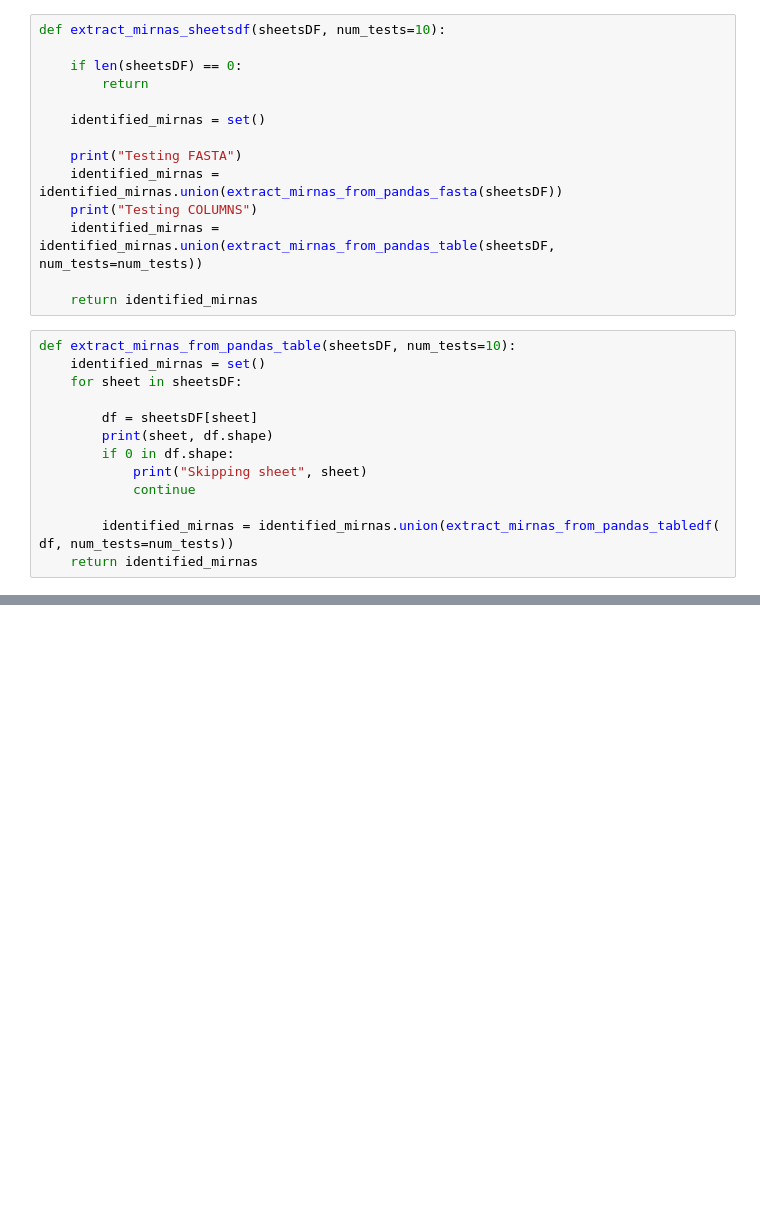
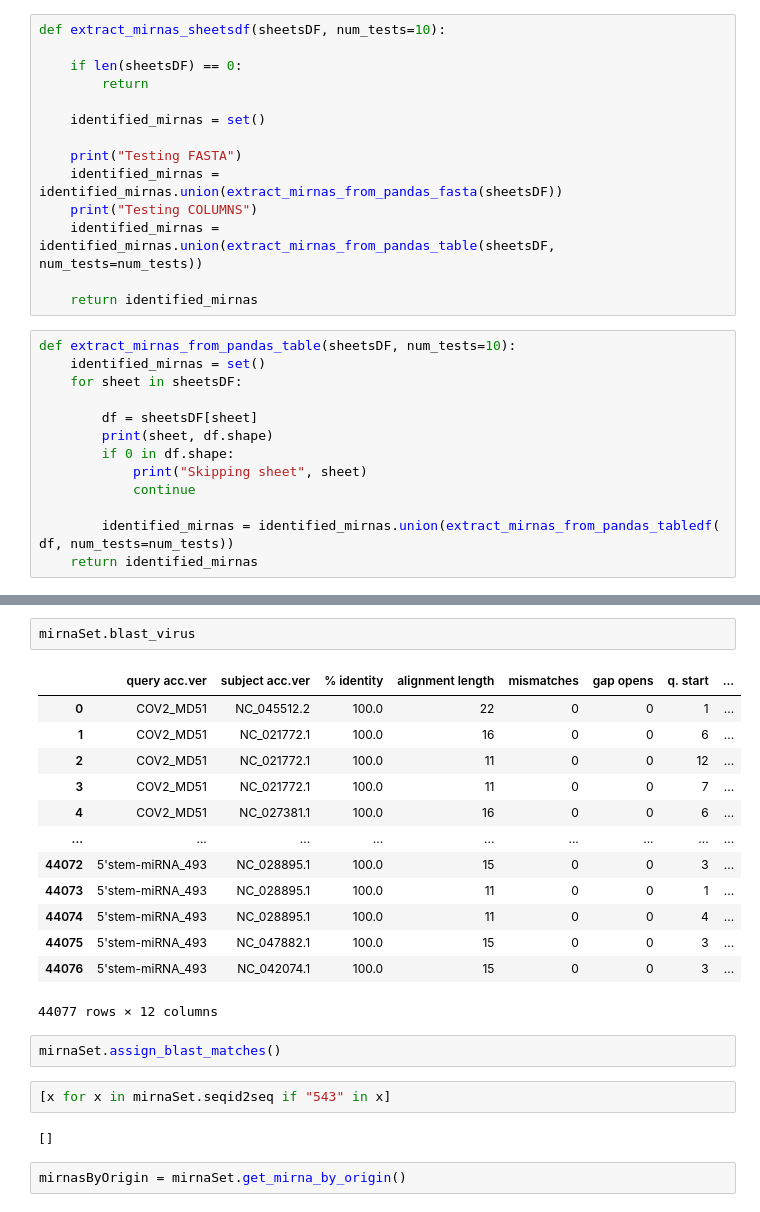
Before and after one commit to mjoppich/VIMTM, a Jupyter notebook: covidsents/extract_mirnas.ipynb, the cells around one changed output, grey strips where cells are left out. Cells and saved outputs as stored; diff of their text form; blank space fills up the shorter version.

```diff
--- a/covidsents/extract_mirnas.ipynb
+++ b/covidsents/extract_mirnas.ipynb
@@ -786,0 +1157,24 @@ v‐miRNA‐ORF1‐3237 AAGACGGCAGTGAGGACAA SEQ_COLUMN cells-1268410-supplementa
+# %%
+mirnaSet.blast_virus
+# %% [output]
+|  | query acc.ver | subject acc.ver | % identity | alignment length | mismatches | gap opens | q. start | ... |
+| 0 | COV2_MD51 | NC_045512.2 | 100.0 | 22 | 0 | 0 | 1 | ... |
+| 1 | COV2_MD51 | NC_021772.1 | 100.0 | 16 | 0 | 0 | 6 | ... |
+| 2 | COV2_MD51 | NC_021772.1 | 100.0 | 11 | 0 | 0 | 12 | ... |
+| 3 | COV2_MD51 | NC_021772.1 | 100.0 | 11 | 0 | 0 | 7 | ... |
+| 4 | COV2_MD51 | NC_027381.1 | 100.0 | 16 | 0 | 0 | 6 | ... |
+| ... | ... | ... | ... | ... | ... | ... | ... | ... |
+| 44072 | 5'stem-miRNA_493 | NC_028895.1 | 100.0 | 15 | 0 | 0 | 3 | ... |
+| 44073 | 5'stem-miRNA_493 | NC_028895.1 | 100.0 | 11 | 0 | 0 | 1 | ... |
+| 44074 | 5'stem-miRNA_493 | NC_028895.1 | 100.0 | 11 | 0 | 0 | 4 | ... |
+| 44075 | 5'stem-miRNA_493 | NC_047882.1 | 100.0 | 15 | 0 | 0 | 3 | ... |
+| 44076 | 5'stem-miRNA_493 | NC_042074.1 | 100.0 | 15 | 0 | 0 | 3 | ... |
+44077 rows × 12 columns
+# %%
+mirnaSet.assign_blast_matches()
+# %%
+[x for x in mirnaSet.seqid2seq if "543" in x]
+# %% [output]
+[]
+# %%
+mirnasByOrigin = mirnaSet.get_mirna_by_origin()
```
Also changed, not shown: parts of 31 cells of this notebook, 3 other files.
